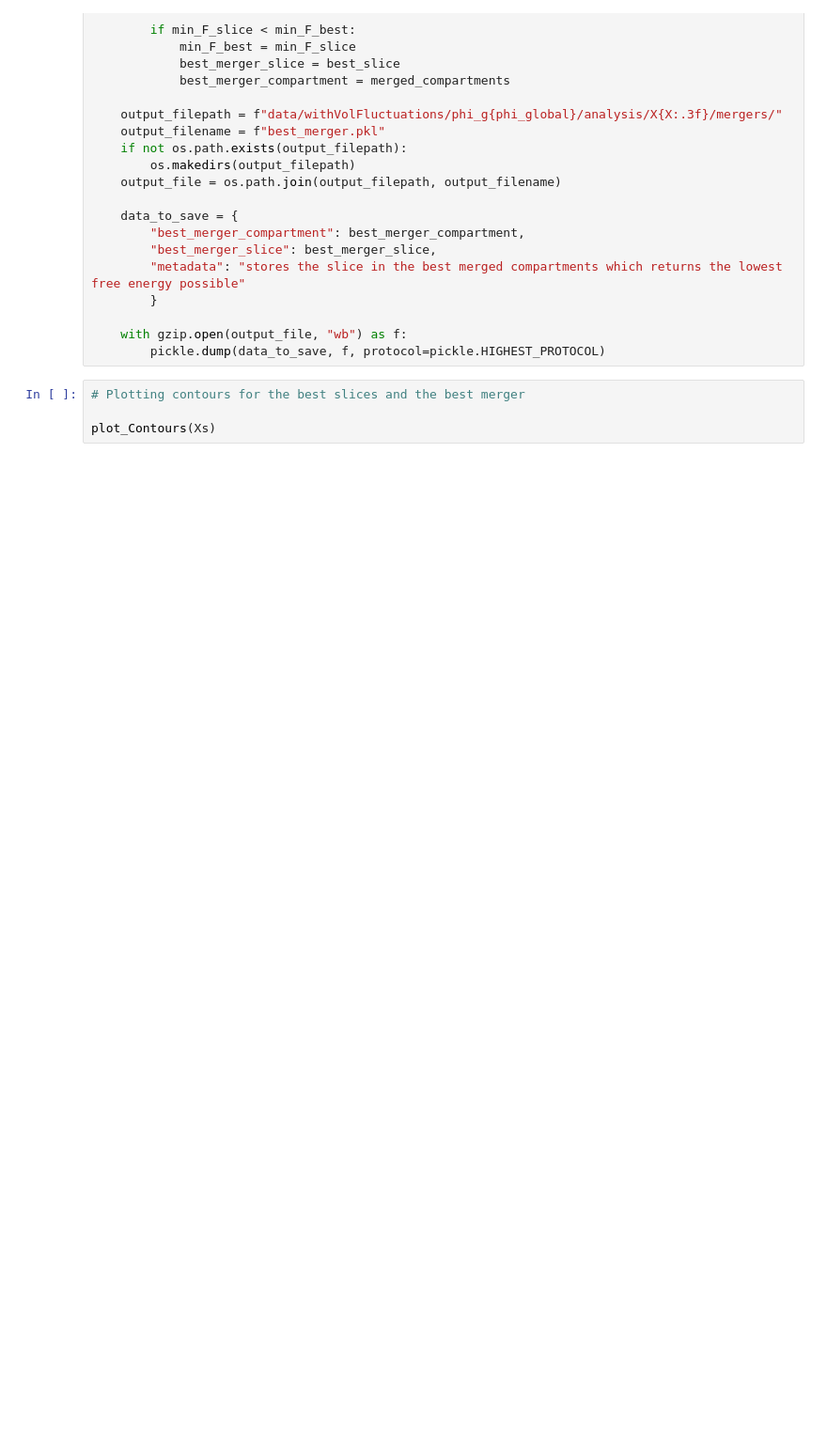
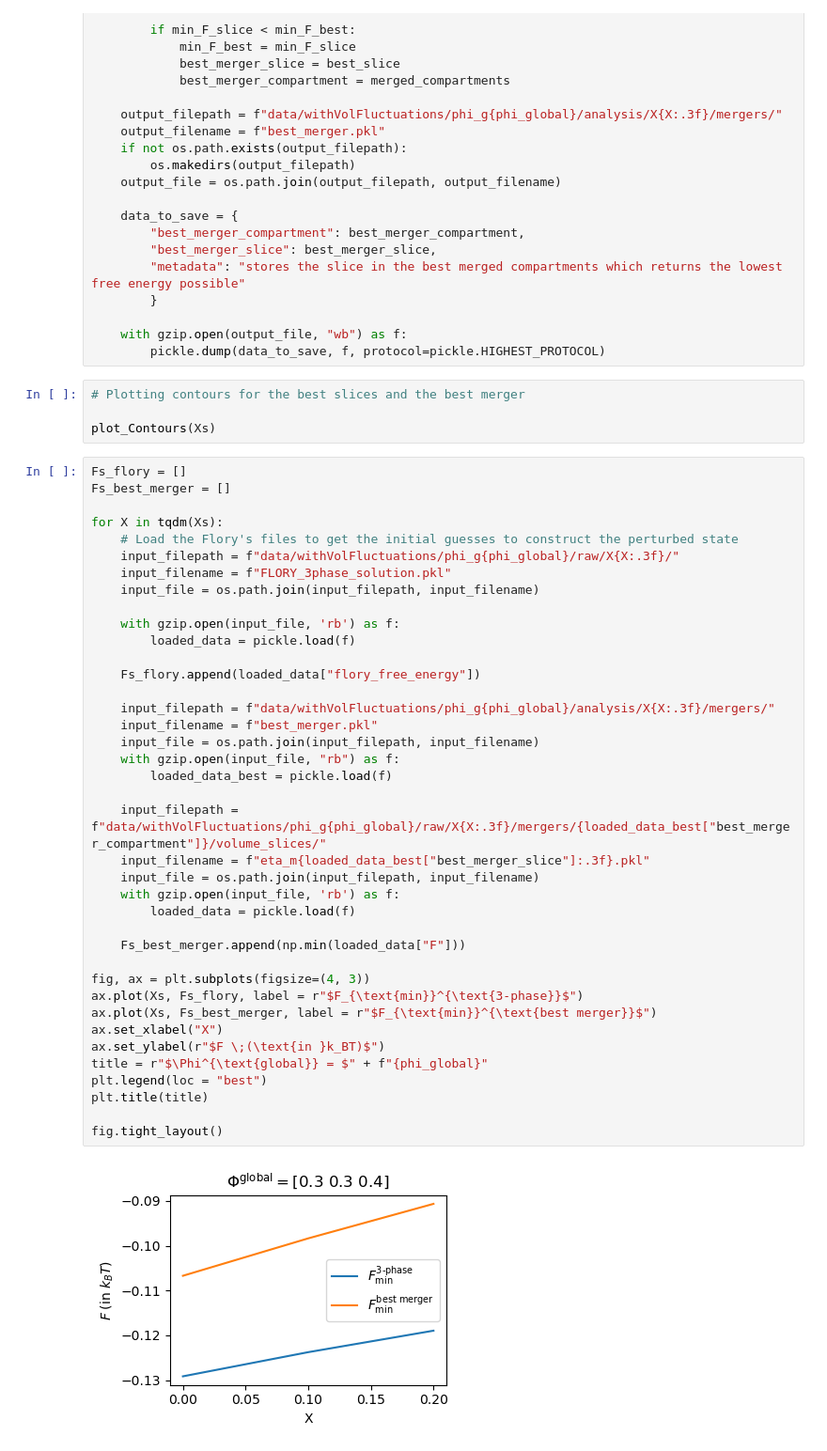
Before and after one commit to vchirag/phase_separated-mixtures, a Jupyter notebook: stability/notebooks/3component_mergers/withVolFluctuations.ipynb, the cells around one changed output. Shown at 94% size. Cells and saved outputs as stored; diff of their text form; blank space fills up the shorter version.

```diff
--- a/stability/notebooks/3component_mergers/withVolFluctuations.ipynb
+++ b/stability/notebooks/3component_mergers/withVolFluctuations.ipynb
@@ -604,3 +516,44 @@ for X in (Xs):
 # Plotting contours for the best slices and the best merger
 
 plot_Contours(Xs)
+# %%
+Fs_flory = []
+Fs_best_merger = []
+
+for X in tqdm(Xs):
+    # Load the Flory's files to get the initial guesses to construct the perturbed state
+    input_filepath = f"data/withVolFluctuations/phi_g{phi_global}/raw/X{X:.3f}/"
+    input_filename = f"FLORY_3phase_solution.pkl"
+    input_file = os.path.join(input_filepath, input_filename)
+
+    with gzip.open(input_file, 'rb') as f:
+        loaded_data = pickle.load(f)
+
+    Fs_flory.append(loaded_data["flory_free_energy"])
+
+    input_filepath = f"data/withVolFluctuations/phi_g{phi_global}/analysis/X{X:.3f}/mergers/"
+    input_filename = f"best_merger.pkl"
+    input_file = os.path.join(input_filepath, input_filename)
+    with gzip.open(input_file, "rb") as f:
+        loaded_data_best = pickle.load(f)
+
+    input_filepath = f"data/withVolFluctuations/phi_g{phi_global}/raw/X{X:.3f}/mergers/{loaded_data_best["best_merger_compartment"]}/volume_slices/"
+    input_filename = f"eta_m{loaded_data_best["best_merger_slice"]:.3f}.pkl"
+    input_file = os.path.join(input_filepath, input_filename)
+    with gzip.open(input_file, 'rb') as f:
+        loaded_data = pickle.load(f)
+
+    Fs_best_merger.append(np.min(loaded_data["F"]))
+
+fig, ax = plt.subplots(figsize=(4, 3))
+ax.plot(Xs, Fs_flory, label = r"$F_{\text{min}}^{\text{3-phase}}$")
+ax.plot(Xs, Fs_best_merger, label = r"$F_{\text{min}}^{\text{best merger}}$")
+ax.set_xlabel("X")
+ax.set_ylabel(r"$F \;(\text{in }k_BT)$")
+title = r"$\Phi^{\text{global}} = $" + f"{phi_global}"
+plt.legend(loc = "best")
+plt.title(title)
+
+fig.tight_layout()
+# %% [output]
+[figure, added]
```
Also changed, not shown: parts of 5 cells of this notebook.
